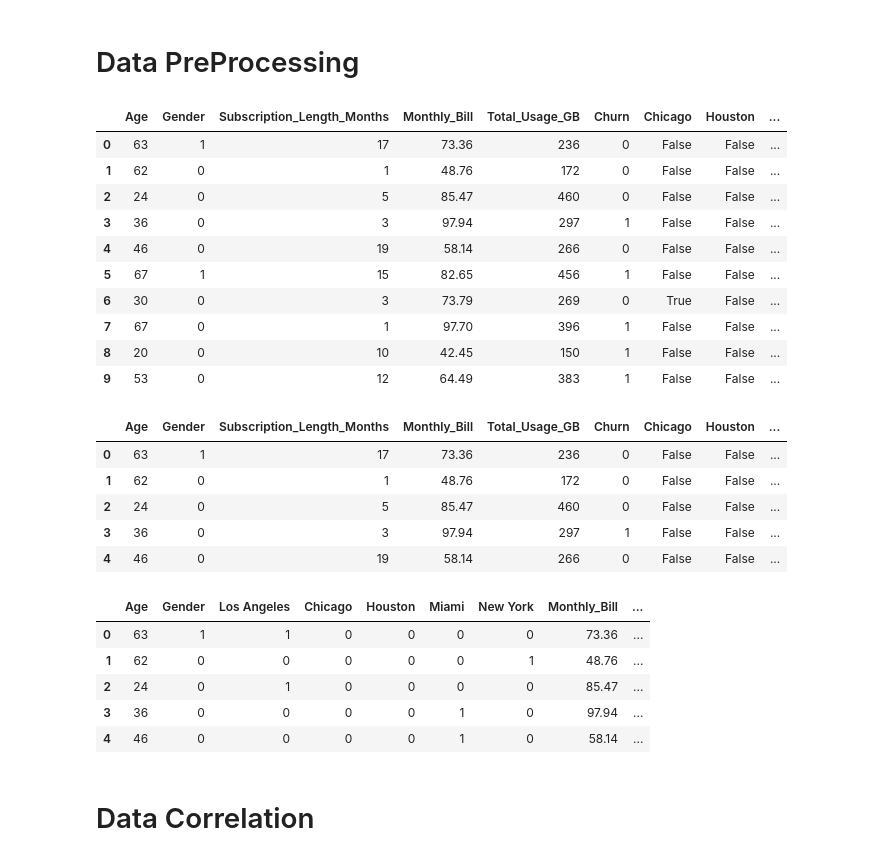
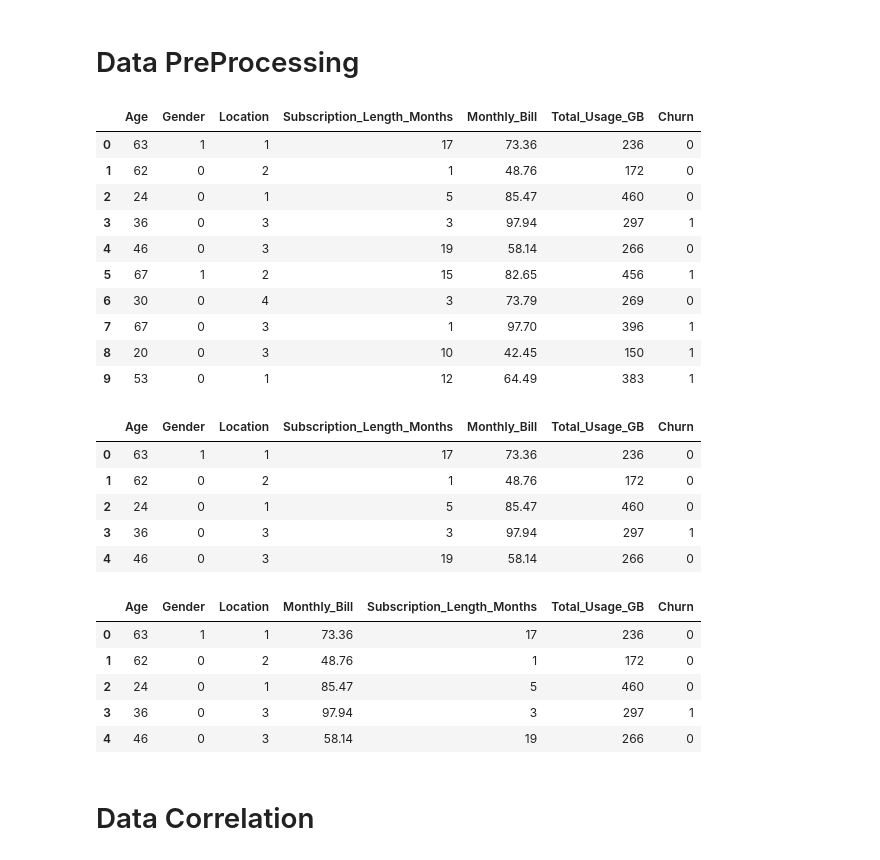
Before and after one commit to ThermalDust095/Churn-Predictor, a Jupyter notebook: predictor.ipynb, the cells around one changed output. Saved outputs shown, nothing was run; the diff lists cells and outputs as text; code cells hidden in the pictures.

```diff
--- a/predictor.ipynb
+++ b/predictor.ipynb
@@ -24,58 +24,58 @@ churn_data.head()
 # %%
 churn_data.dropna()
 churn_data.drop("Name" , axis = 1 , inplace= True)
 churn_data.drop("CustomerID" , axis = 1 , inplace= True)
 
 #Vectorizing Genders
 
 churn_data["Gender"] = churn_data["Gender"].apply(lambda g: 1 if g=="Male" else 0)
 
 #Vectorizing Cities
 
 locations = list(churn_data["Location"].unique())
-# churn_data["Location"] = churn_data["Location"].apply(lambda x: locations.index(x)+1)
-churn_data = pd.get_dummies(churn_data,columns=["Location"], prefix='',prefix_sep='')
+churn_data["Location"] = churn_data["Location"].apply(lambda x: locations.index(x)+1)
+# churn_data = pd.get_dummies(churn_data,columns=["Location"], prefix='',prefix_sep='')
 
 churn_data.head(10)
 # %% [output]
-|  | Age | Gender | Subscription_Length_Months | Monthly_Bill | Total_Usage_GB | Churn | Chicago | Houston | ... |
-| 0 | 63 | 1 | 17 | 73.36 | 236 | 0 | False | False | ... |
-| 1 | 62 | 0 | 1 | 48.76 | 172 | 0 | False | False | ... |
-| 2 | 24 | 0 | 5 | 85.47 | 460 | 0 | False | False | ... |
-| 3 | 36 | 0 | 3 | 97.94 | 297 | 1 | False | False | ... |
-| 4 | 46 | 0 | 19 | 58.14 | 266 | 0 | False | False | ... |
-| 5 | 67 | 1 | 15 | 82.65 | 456 | 1 | False | False | ... |
-| 6 | 30 | 0 | 3 | 73.79 | 269 | 0 | True | False | ... |
-| 7 | 67 | 0 | 1 | 97.70 | 396 | 1 | False | False | ... |
-| 8 | 20 | 0 | 10 | 42.45 | 150 | 1 | False | False | ... |
-| 9 | 53 | 0 | 12 | 64.49 | 383 | 1 | False | False | ... |
+|  | Age | Gender | Location | Subscription_Length_Months | Monthly_Bill | Total_Usage_GB | Churn |
+| 0 | 63 | 1 | 1 | 17 | 73.36 | 236 | 0 |
+| 1 | 62 | 0 | 2 | 1 | 48.76 | 172 | 0 |
+| 2 | 24 | 0 | 1 | 5 | 85.47 | 460 | 0 |
+| 3 | 36 | 0 | 3 | 3 | 97.94 | 297 | 1 |
+| 4 | 46 | 0 | 3 | 19 | 58.14 | 266 | 0 |
+| 5 | 67 | 1 | 2 | 15 | 82.65 | 456 | 1 |
+| 6 | 30 | 0 | 4 | 3 | 73.79 | 269 | 0 |
+| 7 | 67 | 0 | 3 | 1 | 97.70 | 396 | 1 |
+| 8 | 20 | 0 | 3 | 10 | 42.45 | 150 | 1 |
+| 9 | 53 | 0 | 1 | 12 | 64.49 | 383 | 1 |
 # %%
 # churn_data["val2money"] = (churn_data["Subscription_Length_Months"] * churn_data["Total_Usage_GB"]) / churn_data["Monthly_Bill"]
 # churn_data["val2money"] = (churn_data["Monthly_Bill"] * (churn_data["Location"] + churn_data["Age"]/10) )
 churn_data.head()
 # %% [output]
-|  | Age | Gender | Subscription_Length_Months | Monthly_Bill | Total_Usage_GB | Churn | Chicago | Houston | ... |
-| 0 | 63 | 1 | 17 | 73.36 | 236 | 0 | False | False | ... |
-| 1 | 62 | 0 | 1 | 48.76 | 172 | 0 | False | False | ... |
-| 2 | 24 | 0 | 5 | 85.47 | 460 | 0 | False | False | ... |
-| 3 | 36 | 0 | 3 | 97.94 | 297 | 1 | False | False | ... |
-| 4 | 46 | 0 | 19 | 58.14 | 266 | 0 | False | False | ... |
+|  | Age | Gender | Location | Subscription_Length_Months | Monthly_Bill | Total_Usage_GB | Churn |
+| 0 | 63 | 1 | 1 | 17 | 73.36 | 236 | 0 |
+| 1 | 62 | 0 | 2 | 1 | 48.76 | 172 | 0 |
+| 2 | 24 | 0 | 1 | 5 | 85.47 | 460 | 0 |
+| 3 | 36 | 0 | 3 | 3 | 97.94 | 297 | 1 |
+| 4 | 46 | 0 | 3 | 19 | 58.14 | 266 | 0 |
 # %%
 
-churn_data = churn_data.loc[:,["Age","Gender","Los Angeles","Chicago","Houston","Miami","New York","Monthly_Bill","Subscription_Length_Months","Total_Usage_GB","Churn"]]
-# churn_data = churn_data.loc[:,["Age","Gender","Location","Monthly_Bill","Subscription_Length_Months","Total_Usage_GB","val2money","Churn"]]
+# churn_data = churn_data.loc[:,["Age","Gender","Los Angeles","Chicago","Houston","Miami","New York","Monthly_Bill","Subscription_Length_Months","Total_Usage_GB","Churn"]]
+churn_data = churn_data.loc[:,["Age","Gender","Location","Monthly_Bill","Subscription_Length_Months","Total_Usage_GB","Churn"]]
 
-for city in locations:
-    churn_data[city] = (churn_data[city] == True).astype(int)
+# for city in locations:
+#     churn_data[city] = (churn_data[city] == True).astype(int)
 
 churn_data.head()
 # %% [output]
-|  | Age | Gender | Los Angeles | Chicago | Houston | Miami | New York | Monthly_Bill | ... |
-| 0 | 63 | 1 | 1 | 0 | 0 | 0 | 0 | 73.36 | ... |
-| 1 | 62 | 0 | 0 | 0 | 0 | 0 | 1 | 48.76 | ... |
-| 2 | 24 | 0 | 1 | 0 | 0 | 0 | 0 | 85.47 | ... |
-| 3 | 36 | 0 | 0 | 0 | 0 | 1 | 0 | 97.94 | ... |
-| 4 | 46 | 0 | 0 | 0 | 0 | 1 | 0 | 58.14 | ... |
+|  | Age | Gender | Location | Monthly_Bill | Subscription_Length_Months | Total_Usage_GB | Churn |
+| 0 | 63 | 1 | 1 | 73.36 | 17 | 236 | 0 |
+| 1 | 62 | 0 | 2 | 48.76 | 1 | 172 | 0 |
+| 2 | 24 | 0 | 1 | 85.47 | 5 | 460 | 0 |
+| 3 | 36 | 0 | 3 | 97.94 | 3 | 297 | 1 |
+| 4 | 46 | 0 | 3 | 58.14 | 19 | 266 | 0 |
 # %% [markdown]
 # Data Correlation
 # %%
```
Also changed, not shown: parts of 14 cells of this notebook.
